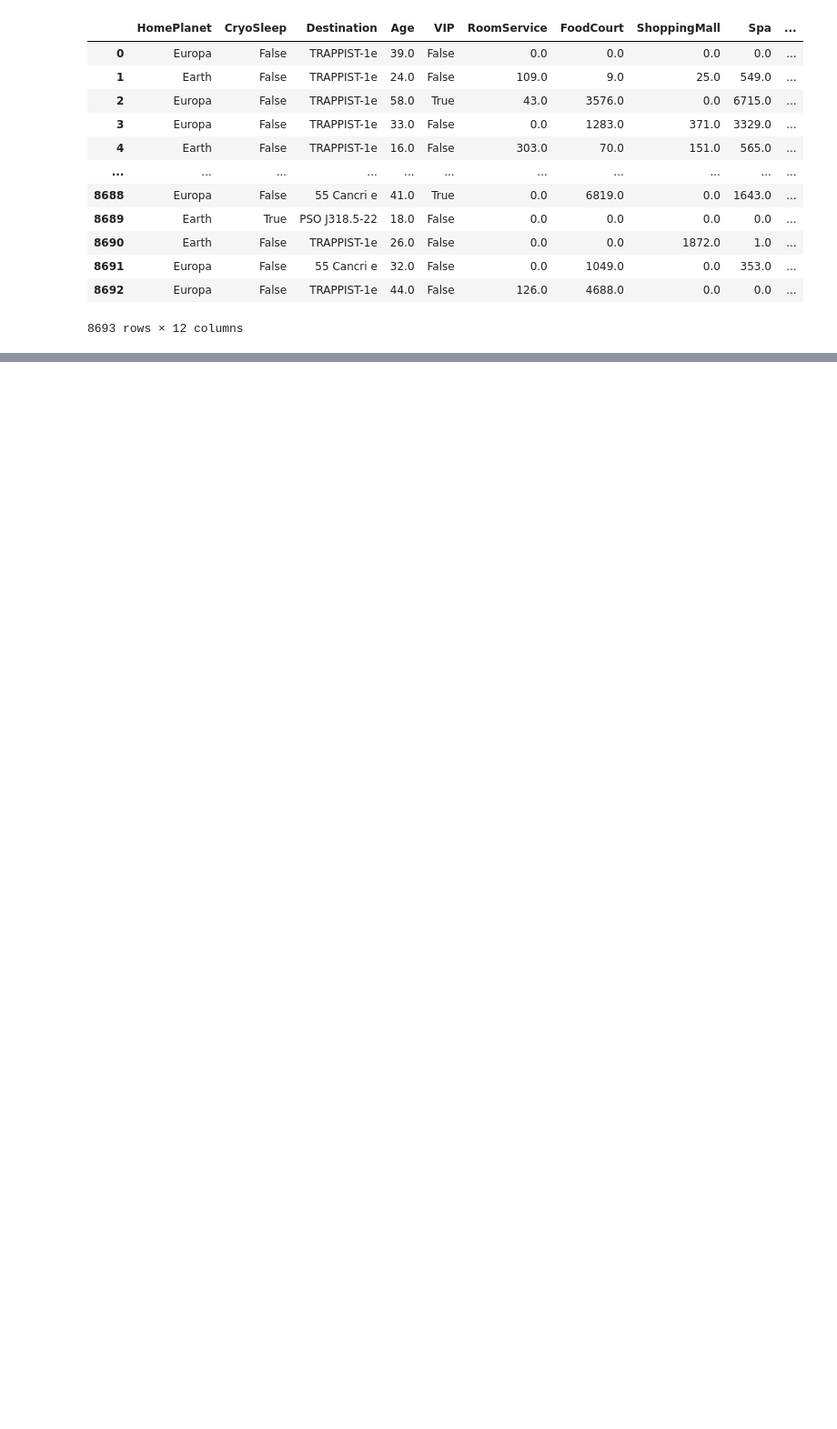
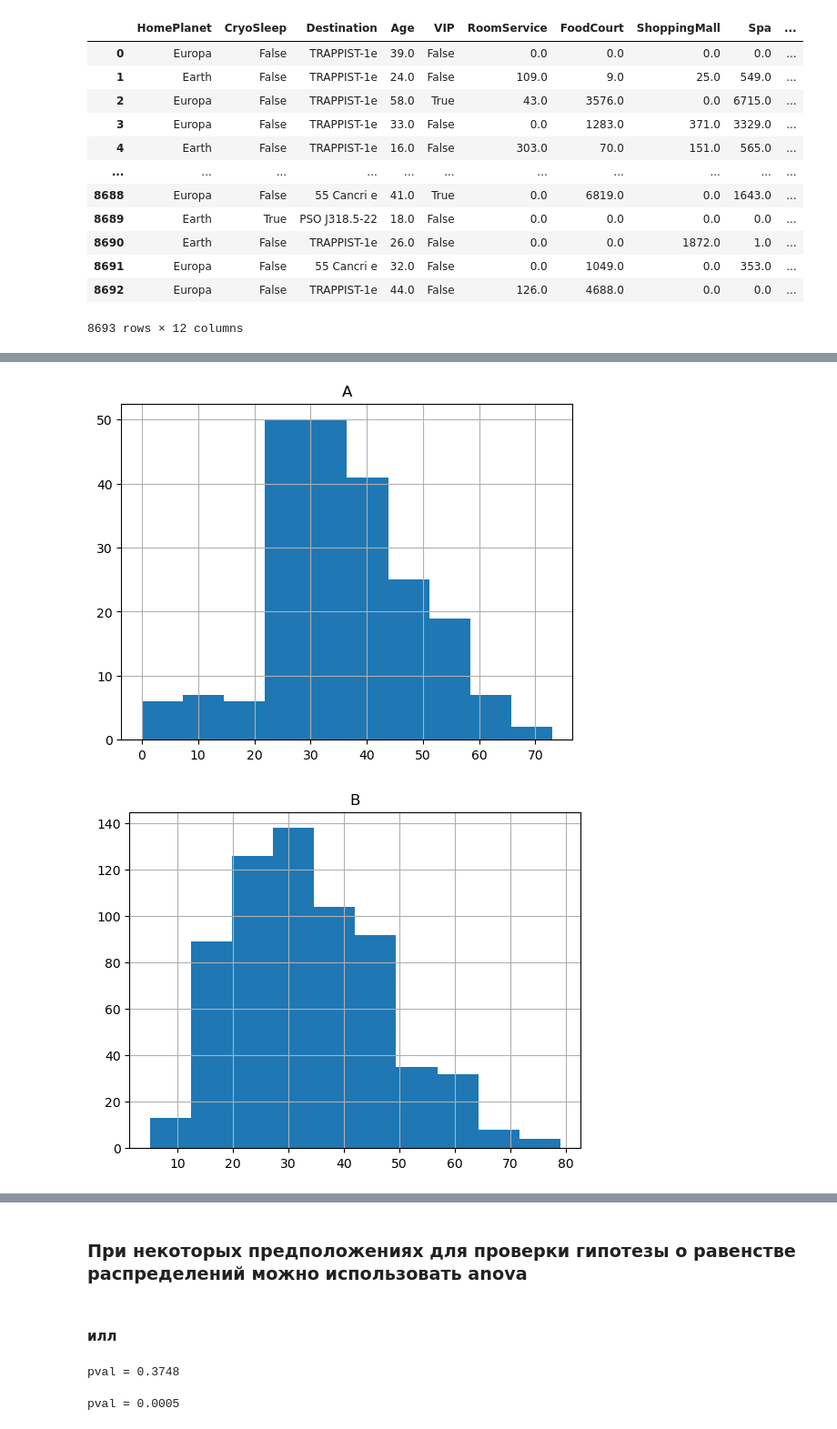
Before and after one commit to lambdadeltaD7/ABhelp, a Jupyter notebook: ex.ipynb, the cells around one changed output, grey strips where cells are left out. Shown at 91% size. Saved outputs shown, nothing was run; the diff lists cells and outputs as text; code cells hidden in the pictures; blank space fills up the shorter version.

```diff
--- a/ex.ipynb
+++ b/ex.ipynb
@@ -90,0 +77,8 @@ for col in categorical:
+# %%
+for l in "ABCDEF":
+    df[df["deck"]==l].hist(column="Age")
+    plt.title(l)
+    plt.plot()
+# %% [output]
+[figure, added]
+[figure, added]
@@ -90,0 +89,26 @@ for col in categorical:
+# %% [markdown]
+### При некоторых предположениях для проверки гипотезы о равенстве распределений можно использовать anova
+# %% [markdown]
+#### илл
+# %%
+std = 3.14
+anova_p, var_est, n, k = anova([
+    np.random.normal(10, std, 1000),
+    np.random.normal(10.01, std, 1000),
+    np.random.normal(9.99, std, 1000),
+    np.random.normal(9.95, std, 1000)
+])
+print(f"pval = {anova_p:.4f}")
+# %% [output]
+pval = 0.3748
+# %%
+std = 3.14
+anova_p, var_est, n, k = anova([
+    np.random.normal(10, std, 1000),
+    np.random.normal(10.1, std, 1000),
+    np.random.normal(9.7, std, 1000),
+    np.random.normal(9.8, std, 1000)
+])
+print(f"pval = {anova_p:.4f}")
+# %% [output]
+pval = 0.0005
```
Also changed, not shown: parts of 49 cells of this notebook, 1 other file.
